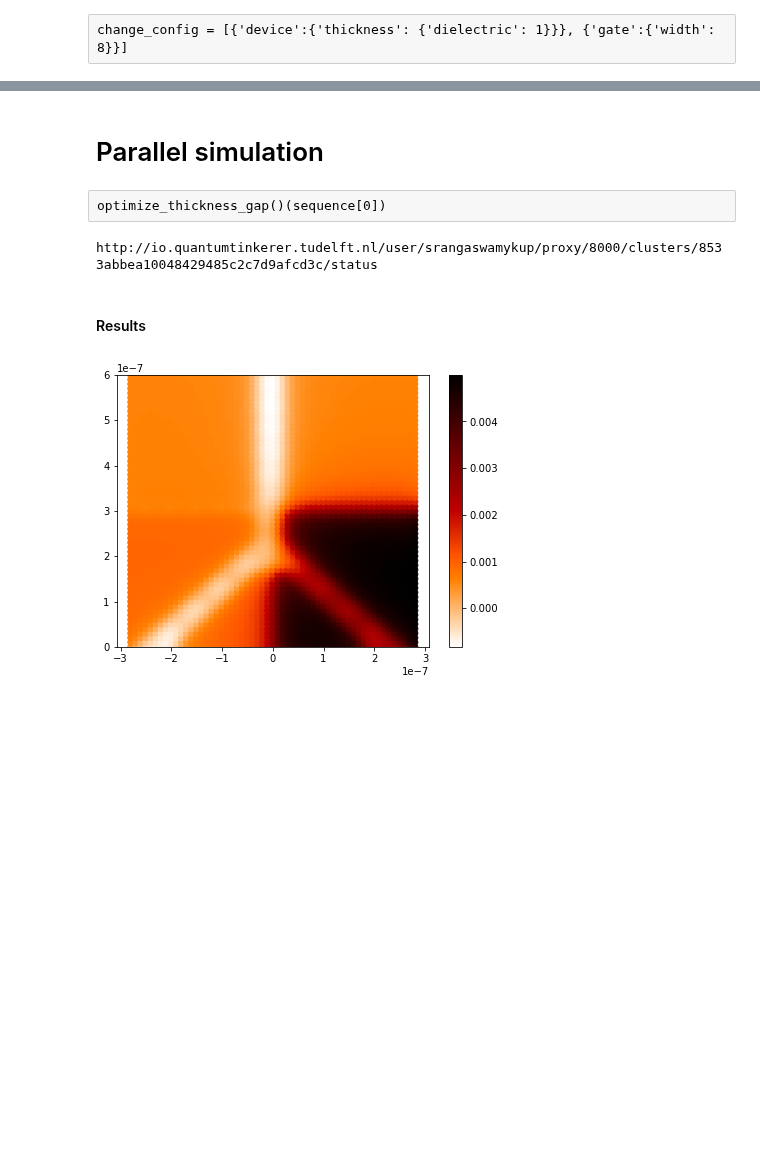
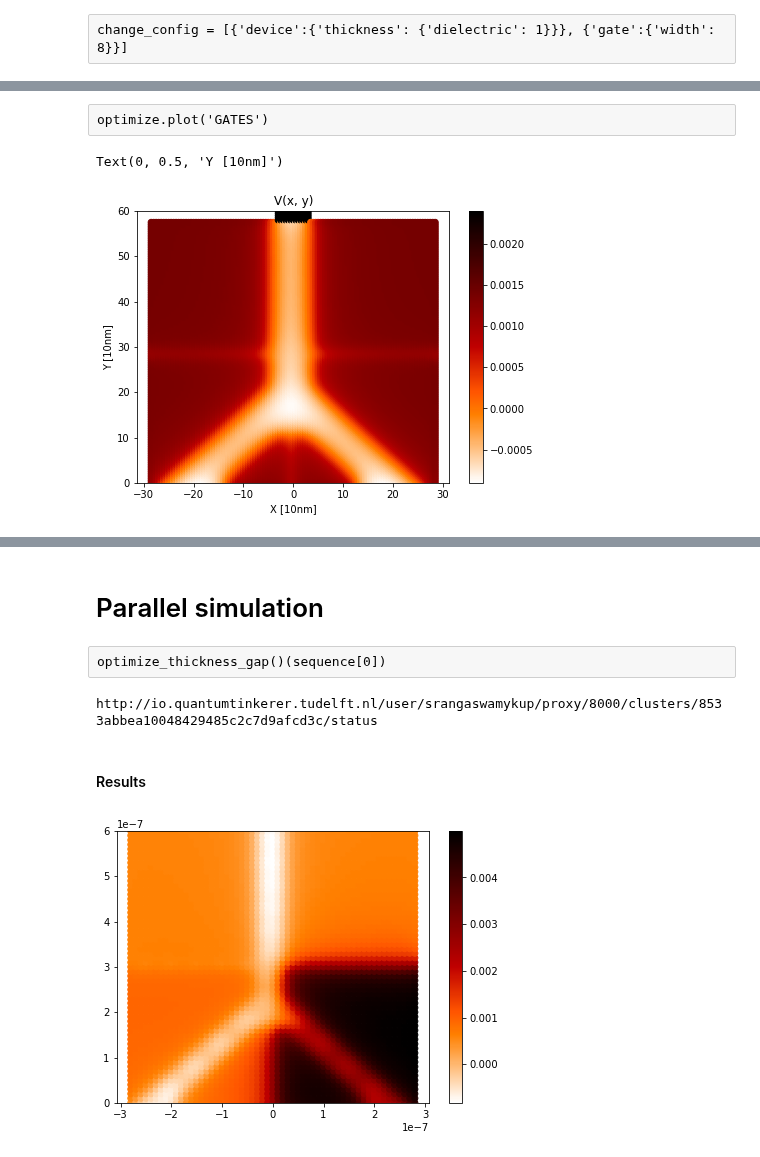
Before and after one commit to Satin21/Trijunction, a Jupyter notebook: analysis/Y.ipynb, the cells around one changed output, grey strips where cells are left out. Saved outputs shown, nothing was run; the diff lists cells and outputs as text; code cells hidden in the pictures; blank space fills up the shorter version.

```diff
--- a/analysis/Y.ipynb
+++ b/analysis/Y.ipynb
@@ -98,0 +129,4 @@ sequence = np.array(list(product(dielectric_thickness, gate_separation)))
+# %%
+mu = parameters.bands[0]
+params = parameters.junction_parameters(m_nw=[mu, mu, mu], m_qd=0)
+params.update(potential=potential)
@@ -98,0 +135,2 @@ sequence = np.array(list(product(dielectric_thickness, gate_separation)))
+# %%
+f_mu = optimize.f_params(**params)['mu']
@@ -98,0 +139,5 @@ sequence = np.array(list(product(dielectric_thickness, gate_separation)))
+# %%
+def plot_f_mu(x, y):
+    # x, y = optimize.trijunction.sites[i].pos
+    # print(x, y)
+    return f_mu(x, y)
@@ -98,0 +146,5 @@ sequence = np.array(list(product(dielectric_thickness, gate_separation)))
+# %% [raw]
+optimize.plot('GATES')
+# %%
+kwant_sites = np.array(list(site.pos for site in optimize.trijunction.sites))
+to_plot = [plot_f_mu(*site) for site in kwant_sites]
@@ -98,0 +154,14 @@ sequence = np.array(list(product(dielectric_thickness, gate_separation)))
+# %%
+fig, ax = plt.subplots(1, 1, figsize = (7, 5))
+cax = ax.scatter(kwant_sites[:, 0]/10, kwant_sites[:, 1]/10,
+                 c = np.array(to_plot), cmap = 'gist_heat_r'
+                );
+ax.set_ylim(0, 60);
+plt.colorbar(cax);
+plt.title('V(x, y)');
+plt.xlabel('X [10nm]')
+plt.ylabel('Y [10nm]')
+# plt.axis('equal')
+# %% [output]
+Text(0, 0.5, 'Y [10nm]')
+[figure, added]
```
Also changed, not shown: parts of 36 cells of this notebook, 13 other files.
